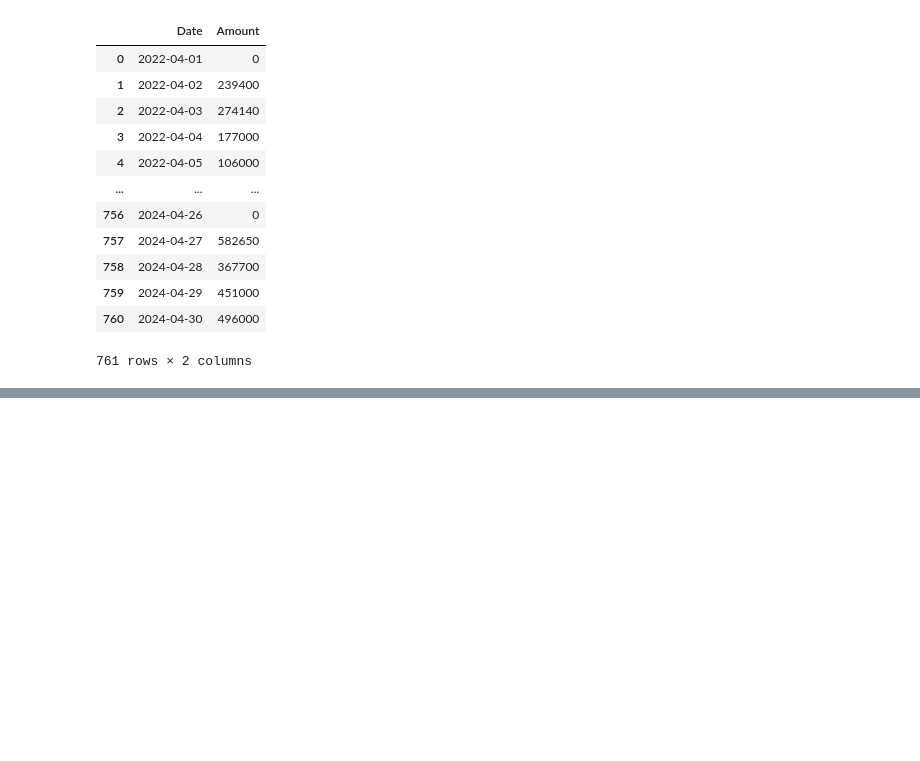
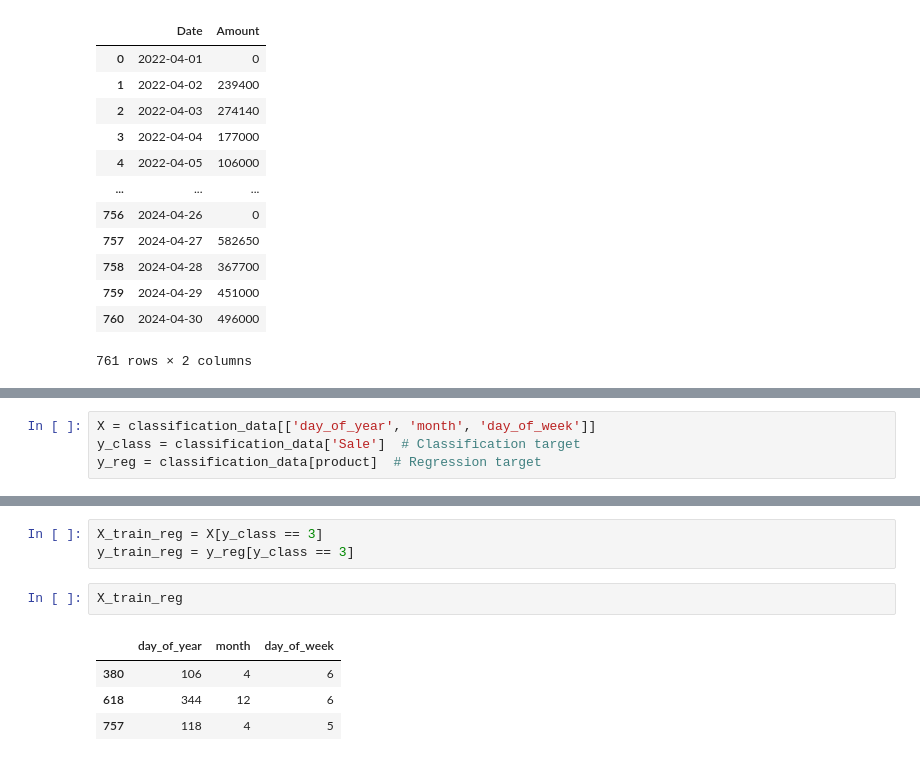
Before and after one commit to IIT-NSTU/Sales-Predictor, a Jupyter notebook: Research Part/Research File.ipynb, the cells around one changed output, grey strips where cells are left out. Cells and saved outputs as stored; diff of their text form; blank space fills up the shorter version.

```diff
--- a/Research Part/Research File.ipynb
+++ b/Research Part/Research File.ipynb
@@ -140,0 +111,4 @@ Overall Mean Squared Error after incremental learning: 49503.1593807958
+# %%
+X = classification_data[['day_of_year', 'month', 'day_of_week']]
+y_class = classification_data['Sale']  # Classification target
+y_reg = classification_data[product]  # Regression target
@@ -140,0 +152,10 @@ Overall Mean Squared Error after incremental learning: 49503.1593807958
+# %%
+X_train_reg = X[y_class == 3]
+y_train_reg = y_reg[y_class == 3]
+# %%
+X_train_reg
+# %% [output]
+|  | day_of_year | month | day_of_week |
+| 380 | 106 | 4 | 6 |
+| 618 | 344 | 12 | 6 |
+| 757 | 118 | 4 | 5 |
```
Also changed, not shown: parts of 22 cells of this notebook, 3 other files.
